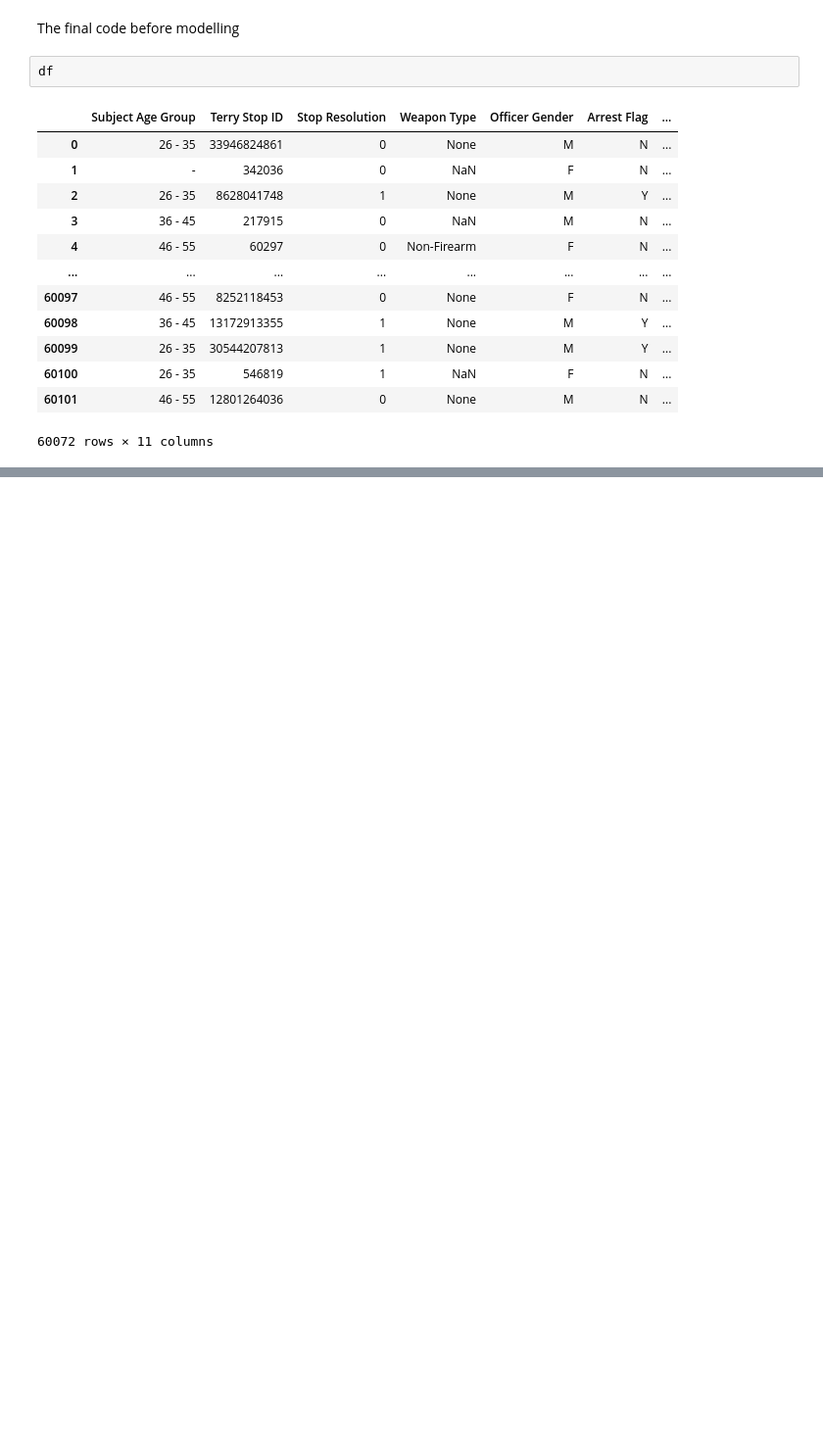
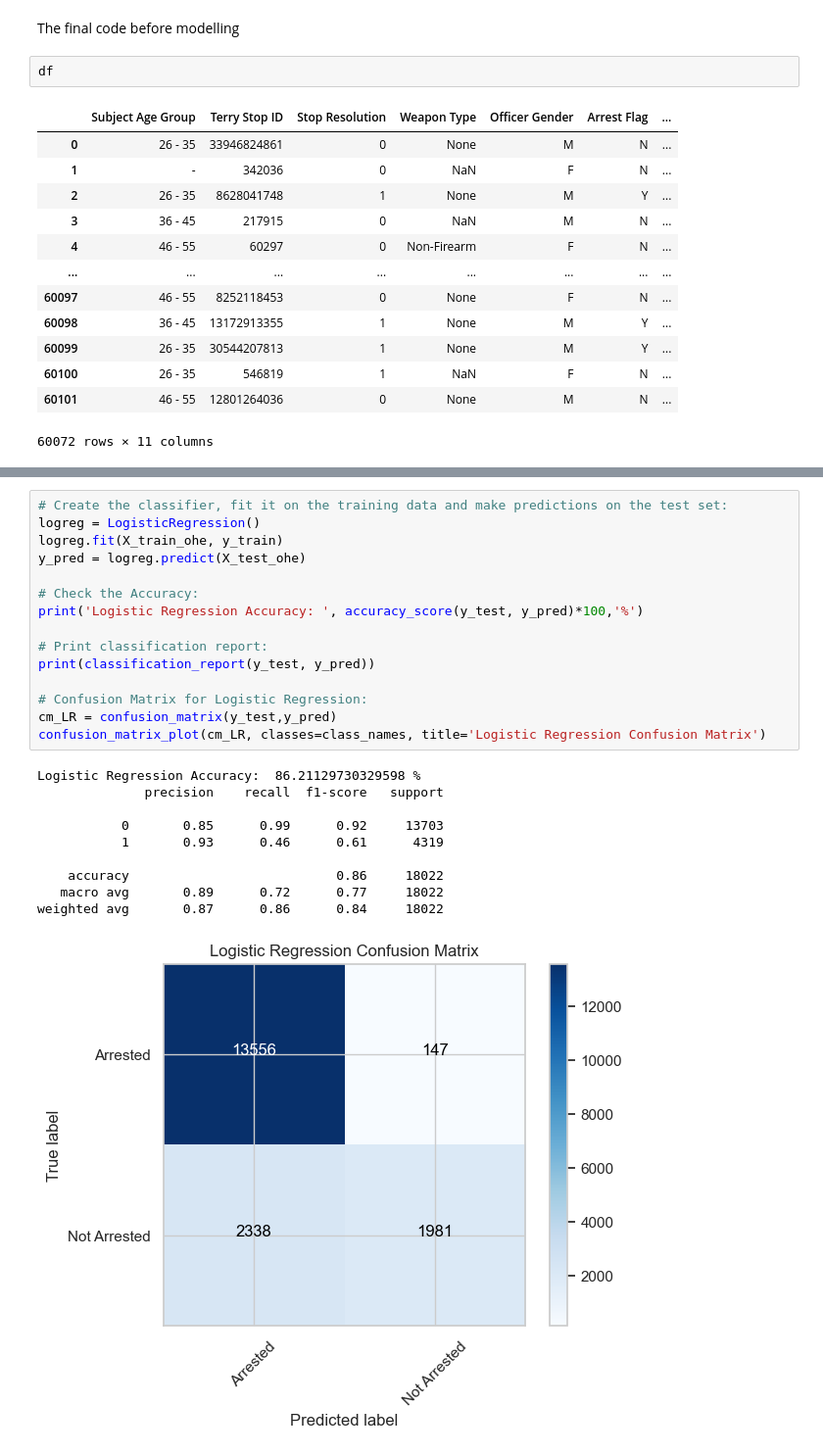
Before and after one commit to Allan-Kipkemei/Dsc-phase-3-project, a Jupyter notebook: code_checkpoints/main.ipynb, the cells around one changed output, grey strips where cells are left out. Shown at 98% size. Cells and saved outputs as stored; diff of their text form; blank space fills up the shorter version.

```diff
--- a/code_checkpoints/main.ipynb
+++ b/code_checkpoints/main.ipynb
@@ -634,0 +839,26 @@ df
+# %%
+# Create the classifier, fit it on the training data and make predictions on the test set:
+logreg = LogisticRegression()
+logreg.fit(X_train_ohe, y_train)
+y_pred = logreg.predict(X_test_ohe)
+
+# Check the Accuracy:
+print('Logistic Regression Accuracy: ', accuracy_score(y_test, y_pred)*100,'%')
+
+# Print classification report:
+print(classification_report(y_test, y_pred))
+
+# Confusion Matrix for Logistic Regression:
+cm_LR = confusion_matrix(y_test,y_pred)
+confusion_matrix_plot(cm_LR, classes=class_names, title='Logistic Regression Confusion Matrix')
+# %% [output]
+Logistic Regression Accuracy:  86.21129730329598 %
+              precision    recall  f1-score   support
+
+           0       0.85      0.99      0.92     13703
+           1       0.93      0.46      0.61      4319
+
+    accuracy                           0.86     18022
+   macro avg       0.89      0.72      0.77     18022
+weighted avg       0.87      0.86      0.84     18022
+[figure, added]
```
Also changed, not shown: parts of 34 cells of this notebook, 1 other file.
